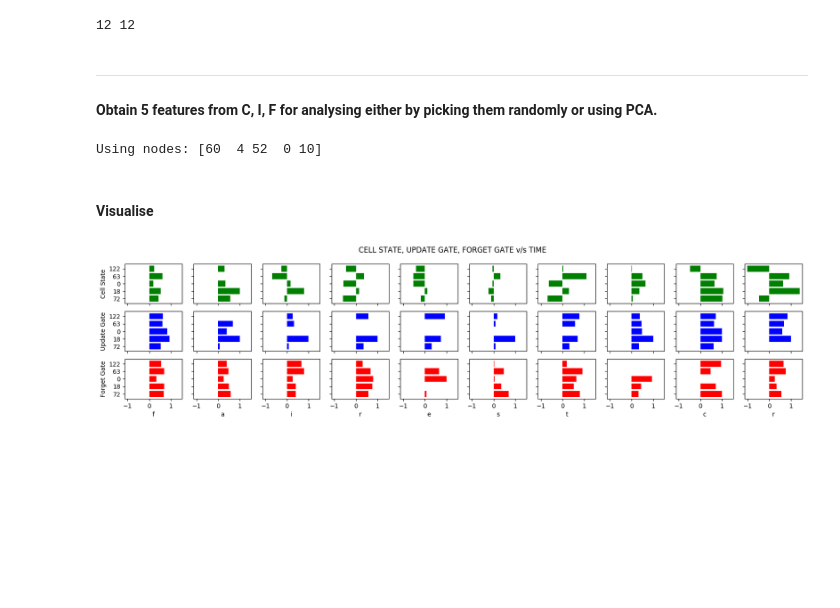
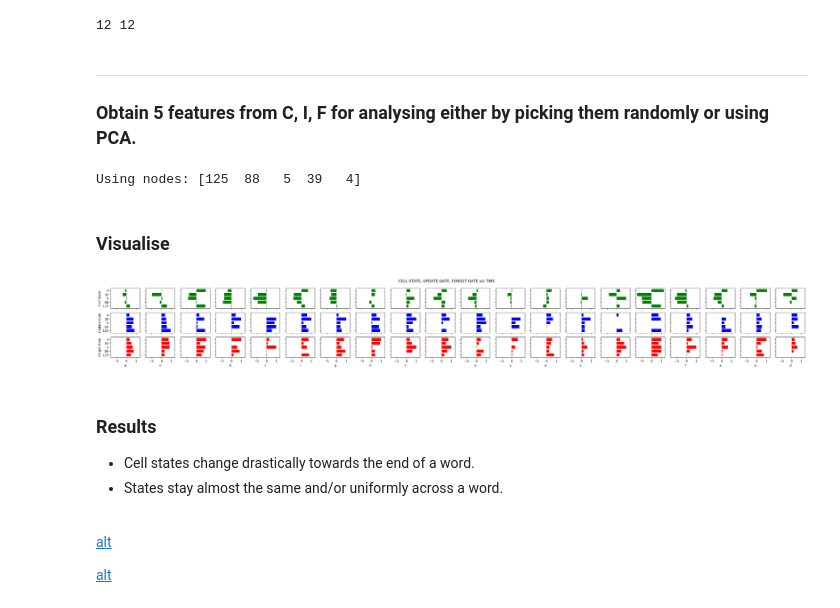
Before and after one commit to sudeepkatakol/AnalysisLSTM, a Jupyter notebook: LSTM Analysis.ipynb, the cells around one changed output. Drawn from its saved outputs; the diff is of its cells as text; code cells hidden in the pictures; blank space fills up the shorter version.

Commit message:
Add Results

```diff
--- a/LSTM Analysis.ipynb
+++ b/LSTM Analysis.ipynb
@@ -229,7 +229,7 @@ def one_pass_through_time(inputs, params):
 * First, pick a index to load an instance from the training dataset. <br />
 * Obtain all the intermediate gate and memory information across time (Tx = 40 units)
 # %%
-index = 14
+index = 78
 print(X[index])
 print(Y[index])
 H, I, F, C, O, h, i, f, c, o = one_pass_through_time(x[index:index+1], params)
@@ -289,7 +289,7 @@ print(pred1, pred2)
 12 12
 # %% [markdown]
 - - - -
-#### Obtain 5 features from C, I, F for analysing either by picking them randomly or using PCA.
+### Obtain 5 features from C, I, F for analysing either by picking them randomly or using PCA.
 # %%
 def transform(C, I, F, n_components=5, mode="random"):
     if mode == "random":
@@ -314,9 +314,9 @@ def transform(C, I, F, n_components=5, mode="random"):
 # %%
 C_tr, I_tr, F_tr, nodes = transform(C[0], I[0], F[0], mode="random")
 # %% [output]
-Using nodes: [60  4 52  0 10]
+Using nodes: [125  88   5  39   4]
 # %% [markdown]
-#### Visualise
+### Visualise
 # %%
 def plot(C_tr, F_tr, I_tr, t, y_labels, x_labels):
     plt.rcdefaults()
@@ -333,23 +333,33 @@ def plot(C_tr, F_tr, I_tr, t, y_labels, x_labels):
                 color='green')
         ax[0, i].set_yticks(y_pos)
         ax[0, i].set_yticklabels(y_labels)
-        ax[0, i].invert_yaxis()  # labels read top-to-bottom
+        #ax[0, i].invert_yaxis()  # labels read top-to-bottom
 
         ax[1, i].barh(y_pos, I_tr[i], align='center',
                 color='blue', label='I')
         ax[1, i].set_yticks(y_pos)
         ax[1, i].set_yticklabels(y_labels)
-        ax[1, i].invert_yaxis()  # labels read top-to-bottom
+        #ax[1, i].invert_yaxis()  # labels read top-to-bottom
 
         ax[2, i].barh(y_pos, F_tr[i], align='center',
                 color='red', label='F')
         ax[2, i].set_yticks(y_pos)
         ax[2, i].set_yticklabels(y_labels)
-        ax[2, i].invert_yaxis()  # labels read top-to-bottom
+        #ax[2, i].invert_yaxis()  # labels read top-to-bottom
         ax[2, i].set_xlabel(x_labels[i])
 
     plt.show()
 # %%
-plot(C_tr, I_tr, F_tr, 10, nodes, X[index])
+plot(C_tr, I_tr, F_tr, 20, nodes, X[index])
 # %% [output]
-[figure, old version]
+[figure, new version]
+# %% [markdown]
+### Results
+
+* Cell states change drastically towards the end of a word.
+* States stay almost the same and/or uniformly across a word.
+<br/>
+
+[alt](Result1.png) <br />
+
+[alt](Result2.png)
```
Also changed, not shown: parts of 1 cell of this notebook, 2 other files.
